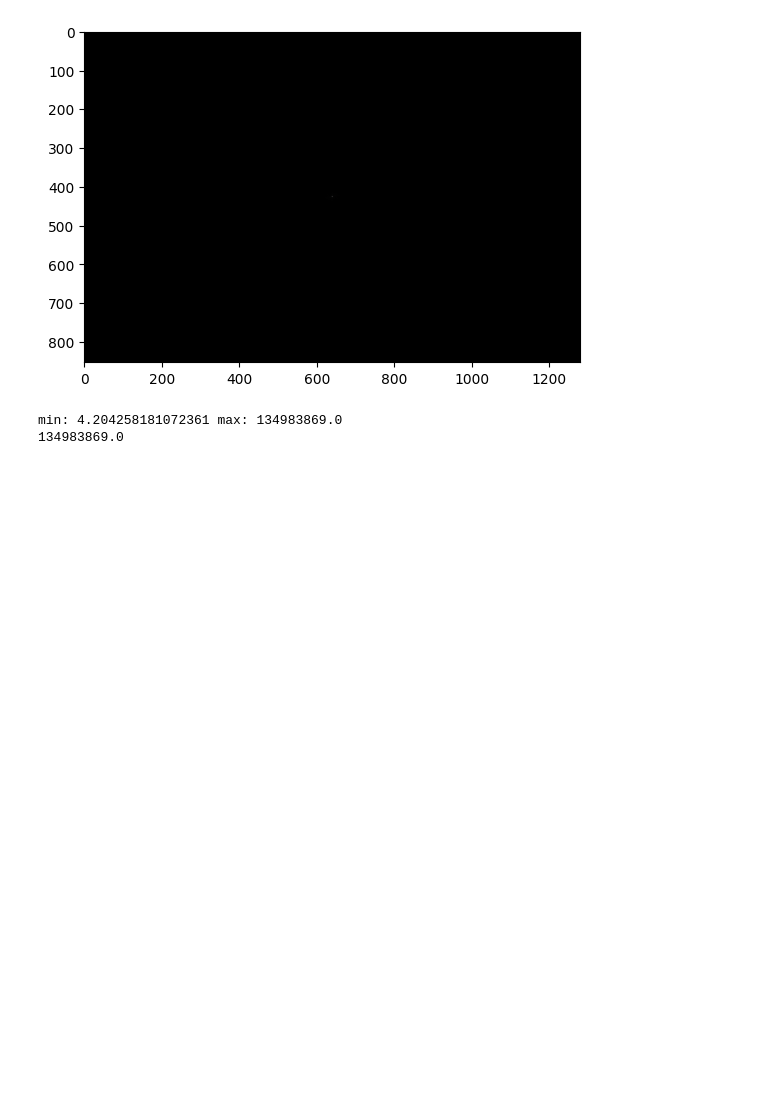
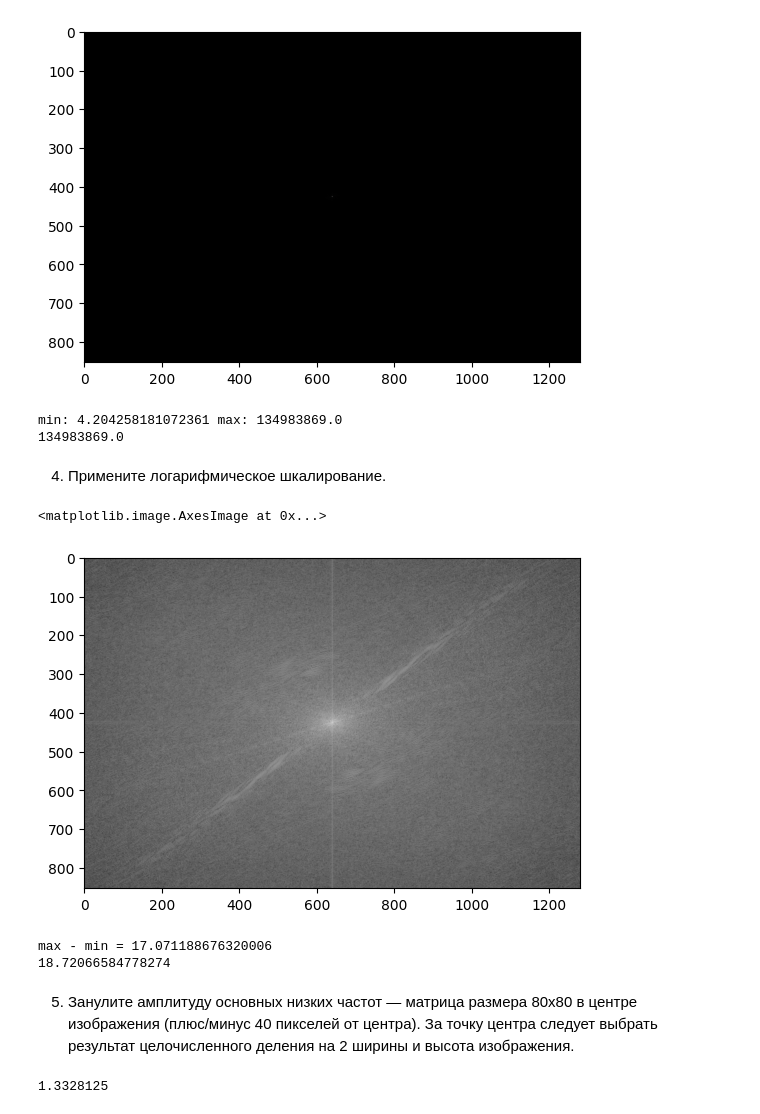
Before and after one commit to denotevn/Image-Processing-in-ITMO, a Jupyter notebook: Week_4/assigment.ipynb, the cells around one changed output. Cells and saved outputs as stored; diff of their text form; code cells hidden in the pictures; blank space fills up the shorter version.

```diff
--- a/Week_4/assigment.ipynb
+++ b/Week_4/assigment.ipynb
@@ -44,3 +46,27 @@ print(magnitude_spectrum[426][640])
 # %% [output]
 min: 4.204258181072361 max: 134983869.0
 134983869.0
+# %% [markdown]
+4. Примените логарифмическое шкалирование.
+# %%
+# add 1 for advoid logarit == 0
+magnitude_spectrum = np.log(1+np.abs(fshift))
+plt.imshow(magnitude_spectrum, cmap = 'gray')
+# %% [output]
+<matplotlib.image.AxesImage at 0x...>
+[figure, added]
+# %%
+min = np.min(magnitude_spectrum)
+max = np.max(magnitude_spectrum)
+print(f"max - min = {max-min}")
+print(magnitude_spectrum[426][640])
+# %% [output]
+max - min = 17.071188676320006
+18.72066584778274
+# %% [markdown]
+5. Занулите амплитуду основных низких частот — матрица размера 80x80  в центре изображения (плюс/минус 40 пикселей от центра). За точку центра следует выбрать результат целочисленного деления на 2 ширины и высота изображения.
+# %%
+a = (853*2)/1280
+a
+# %% [output]
+1.3328125
```
Also changed, not shown: parts of 17 cells of this notebook, 10 other files.
